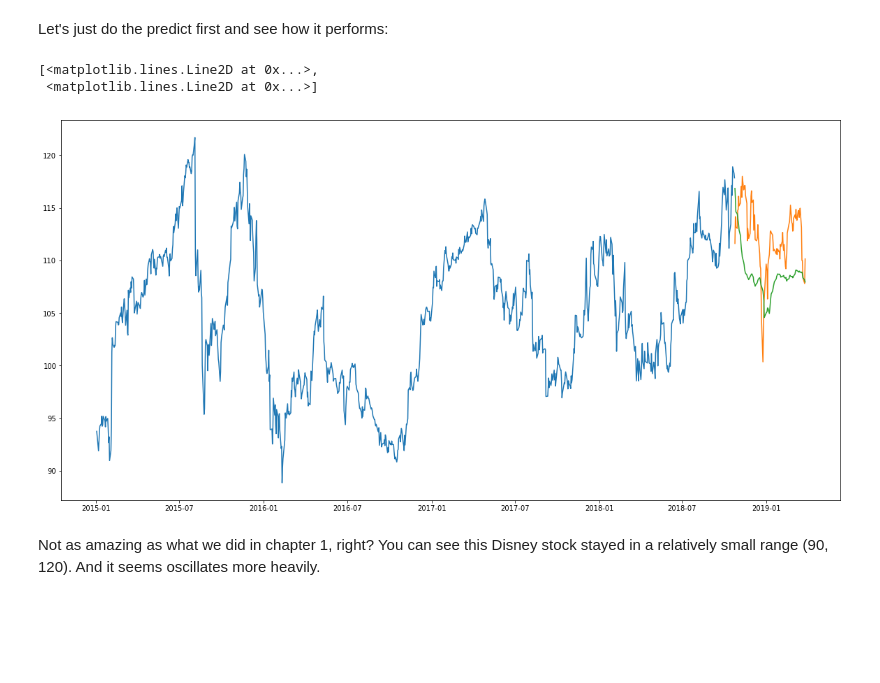
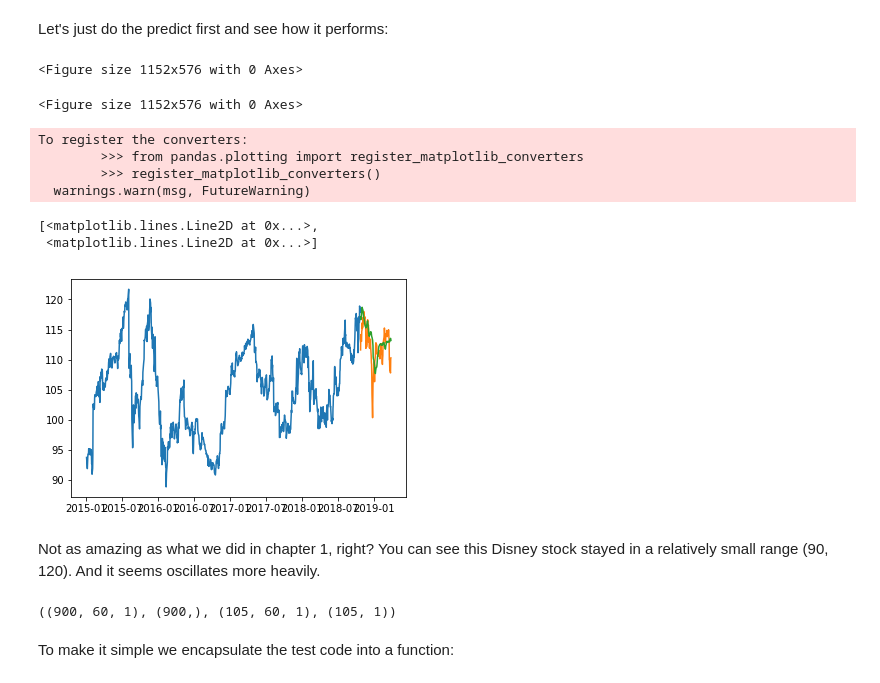
Before and after one commit to Litchilitchy/stock, a Jupyter notebook: 2-try-one-model-on-multiple-stock.ipynb, the cells around one changed output. Cells and saved outputs as stored; diff of their text form; code cells hidden in the pictures; blank space fills up the shorter version.

```diff
--- a/2-try-one-model-on-multiple-stock.ipynb
+++ b/2-try-one-model-on-multiple-stock.ipynb
@@ -55,7 +51,7 @@ boeing.head()
 Now let's use the same approach to get the training, validation, test data from the original dataframe. To make it simple, let's just write a function for it. This function is completely the same with what we do in chapter 1.
 # %%
 from sklearn.preprocessing import MinMaxScaler
-scaler = MinMaxScaler(feature_range=(0,1))
+
 
 def get_train_and_test_data(df):
     df['Date'] = pd.to_datetime(df.index,format='%Y-%m-%d')
@@ -75,6 +71,7 @@ def get_train_and_test_data(df):
     train = dataset[0:960,:]
     valid = dataset[960:,:]
 
+    scaler = MinMaxScaler(feature_range=(0,1))
     scaled_data = scaler.fit_transform(dataset)
 
     x_train, y_train = [], []
@@ -95,8 +92,8 @@ def get_train_and_test_data(df):
     x_test = np.array(x_test)
     x_test = np.reshape(x_test, (x_test.shape[0],x_test.shape[1],1))
     # (1000, 1000, valid, valid)
-    return x_train, y_train, x_test, valid, new_data[:960], new_data[960:]
+    return x_train, y_train, x_test, valid, new_data[:960], new_data[960:], scaler
 # %%
-d_train_x, d_train_y, d_test_x, d_test_y, d_td, d_vd = get_train_and_test_data(disney)
+d_train_x, d_train_y, d_test_x, d_test_y, d_td, d_vd, d_scal = get_train_and_test_data(disney)
 d_train_x.shape, d_train_y.shape, d_test_x.shape, d_test_y.shape
 # %% [output]
@@ -130,24 +125,33 @@ Epoch 4/4
 <keras.callbacks.History at 0x...>
 # %% [markdown]
 Let's just do the predict first and see how it performs:
+# %%
+plt.figure(figsize=(16,8))
+# %% [output]
+<Figure size 1152x576 with 0 Axes>
+<Figure size 1152x576 with 0 Axes>
 # %%
-disney_one = np.zeros((104,1))
+disney_one = np.zeros((105,1))
 disney_cp = np.copy(d_test_x)
 for i in range(disney_cp.shape[0]):
     disney_one[i][0] = model.predict(disney_cp[i].reshape(1, -1, 1))[0][0]
     if i < disney_cp.shape[0] - 1:
         disney_cp[i+1][-1][0] = disney_one[i][0]
         # print (X_2[i+1])
 
 #closing_price = model.predict(X_test)
-disney_one = scaler.inverse_transform(disney_one)
+disney_one = d_scal.inverse_transform(disney_one)
 d_vd['OneDisney'] = disney_one
 plt.plot(d_td['Close'])
 plt.plot(d_vd[['Close', 'OneDisney']])
 # %% [output]
-[<matplotlib.lines.Line2D at 0x...>,
- <matplotlib.lines.Line2D at 0x...>]
+To register the converters:
+        >>> from pandas.plotting import register_matplotlib_converters
+        >>> register_matplotlib_converters()
+  warnings.warn(msg, FutureWarning)
+[<matplotlib.lines.Line2D at 0x...>,
+ <matplotlib.lines.Line2D at 0x...>]
-[figure, old version]
+[figure, new version]
 # %% [markdown]
 Not as amazing as what we did in chapter 1, right? You can see this Disney stock stayed in a relatively small range (90, 120). And it seems oscillates more heavily.
 # %%
@@ -155,0 +160,6 @@ b_train_x, b_train_y, b_test_x, b_test_y = get_train_and_test_data(boeing)
+# %%
+m_train_x.shape, m_train_y.shape, m_test_x.shape, m_test_y.shape
+# %% [output]
+((900, 60, 1), (900,), (105, 60, 1), (105, 1))
+# %% [markdown]
+To make it simple we encapsulate the test code into a function:
```
Also changed, not shown: parts of 19 cells of this notebook.
